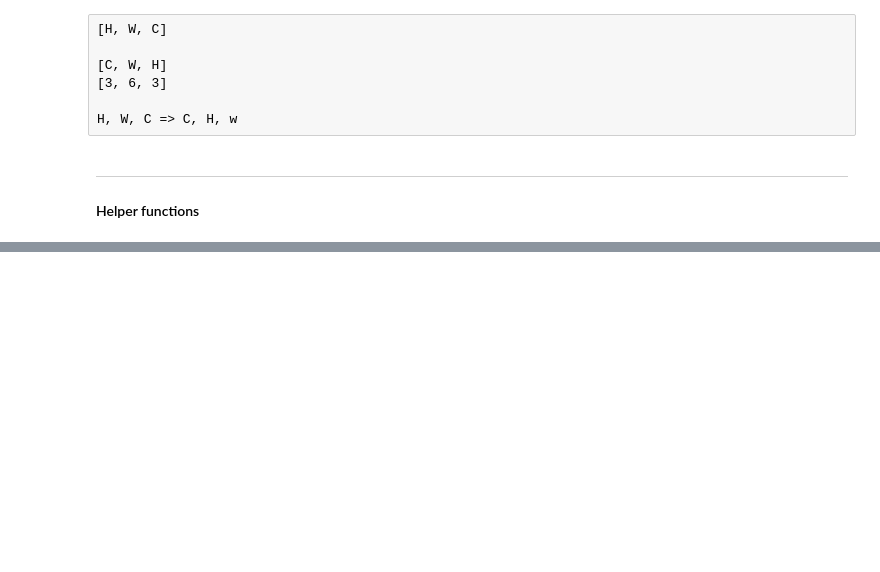
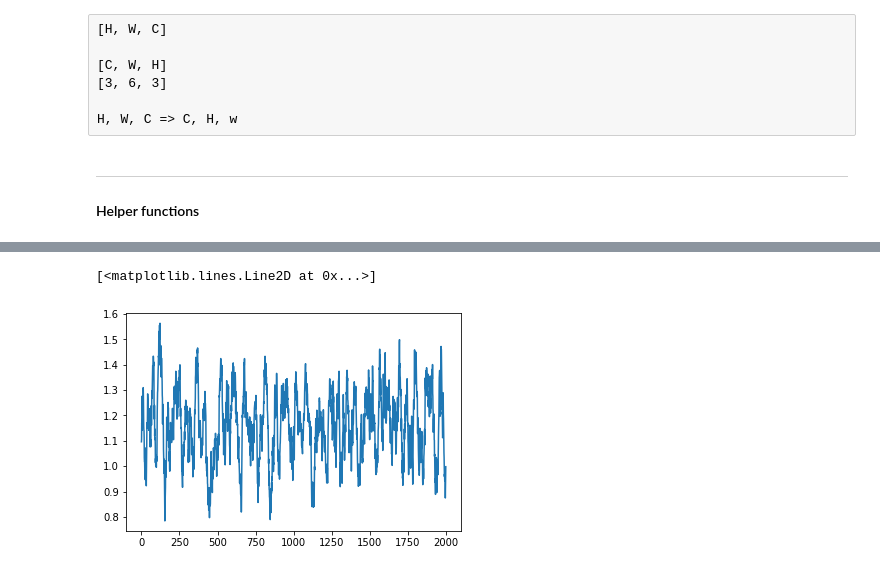
Before and after one commit to PierreMsy/DRL_navigation, a Jupyter notebook: notebooks/221010_raw_pixel_training.ipynb, the cells around one changed output, grey strips where cells are left out. Saved outputs shown, nothing was run; the diff lists cells and outputs as text; code cells hidden in the pictures; blank space fills up the shorter version.

```diff
--- a/notebooks/221010_raw_pixel_training.ipynb
+++ b/notebooks/221010_raw_pixel_training.ipynb
@@ -27,8 +31,8 @@ The autoreload extension is already loaded. To reload it, use:
 # %% [markdown]
 __________
 # %%
-banana_path= r"environment/VisualBanana_Windows_x86_64/Banana.exe"
-visual_banana_path= r"environment/VisualBanana_Windows_x86_64/Banana.exe"
+banana_path= r"../environment/VisualBanana_Windows_x86_64/Banana.exe"
+visual_banana_path= r"../environment/VisualBanana_Windows_x86_64/Banana.exe"
 env = UnityEnvironment(file_name=visual_banana_path)
 
 # get the default brain
@@ -128,10 +143,15 @@ self.optimizer = optim.Adam(self.QNet_local.parameters(), lr=LR)
 # %%
-# labelizer = LabelizerNet()
+labelizer = LabelizerNet()
 
-conv_body = ConvBody()
+conv_body = ConvBody() #decrease the spatial dimension of the output.
 q_net = QNet(conv_body, n_A)
 aux_net = AuxNet(conv_body, n_directions=3, n_colors=2)
 
+criterion_q = nn.MSELoss() # MSE
+optimizer_q = torch.optim.Adam(q_net.parameters()) # set the learning rate
+
+criterion_aux = nn.CrossEntropyLoss() # CrossEntropy
+optimizer_aux = torch.optim.Adam(aux_net.parameters())
 
 env_info = env.reset(train_mode=True)[brain_name]
 state = env_info.visual_observations[0]
@@ -138,5 +162,5 @@ state = env_info.visual_observations[0]
 # %%
-%%time
+%%timeit
 
 env_info = env.reset(train_mode=True)[brain_name]
 state = env_info.visual_observations[0]
@@ -161,9 +185,13 @@ while True:
     state_torch = torch.from_numpy(np.moveaxis(state, 3, 1)).float()
 
     yellow_labels, blue_labels = labelizer(torch.squeeze(state_torch))
-    colors_labels = np.concatenate((yellow_labels, blue_labels ))
+    colors_labels = torch.from_numpy(np.concatenate((yellow_labels, blue_labels)).reshape(1,-1)).float()
     color_pred = aux_net(state_torch)
 
+    optimizer_aux.zero_grad()
+    loss_color_detection = criterion_aux(color_pred, colors_labels)
+    loss_color_detection.backward()
+    optimizer_aux.step()
 
     if (done | step > 100):
         break
@@ -174,0 +333,13 @@ Wall time: 4.56 s
+# %%
+error_detection_avg = []
+window_size = 20
+
+for i in range(len(errors_color_detection)):
+    error_detection_avg.append(
+        np.mean(
+            errors_color_detection[max(0, i-window_size//2): min(len(errors_color_detection)-1, i+window_size//2)]))
+
+plt.plot(error_detection_avg)
+# %% [output]
+[<matplotlib.lines.Line2D at 0x...>]
+[figure, added]
```
Also changed, not shown: parts of 30 cells of this notebook.
